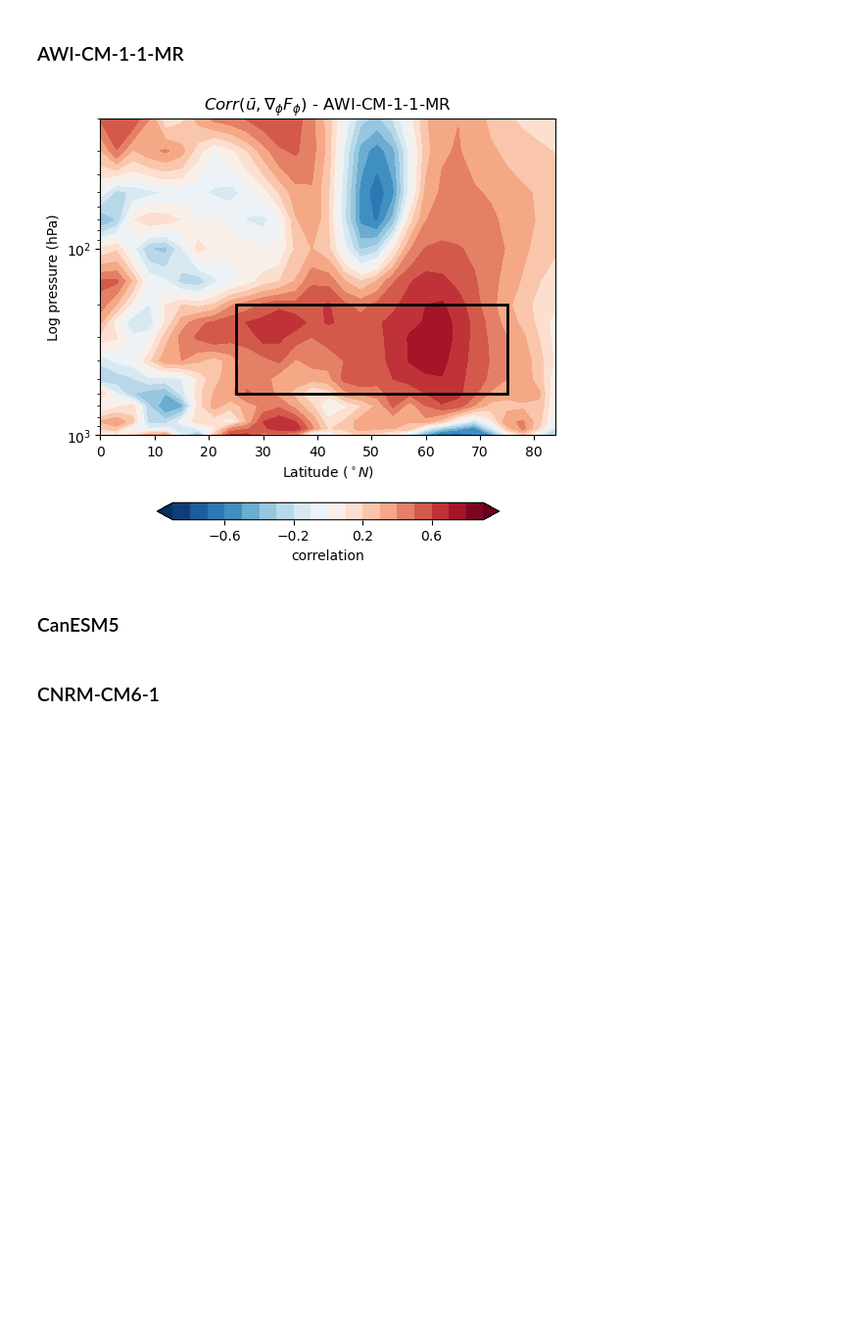
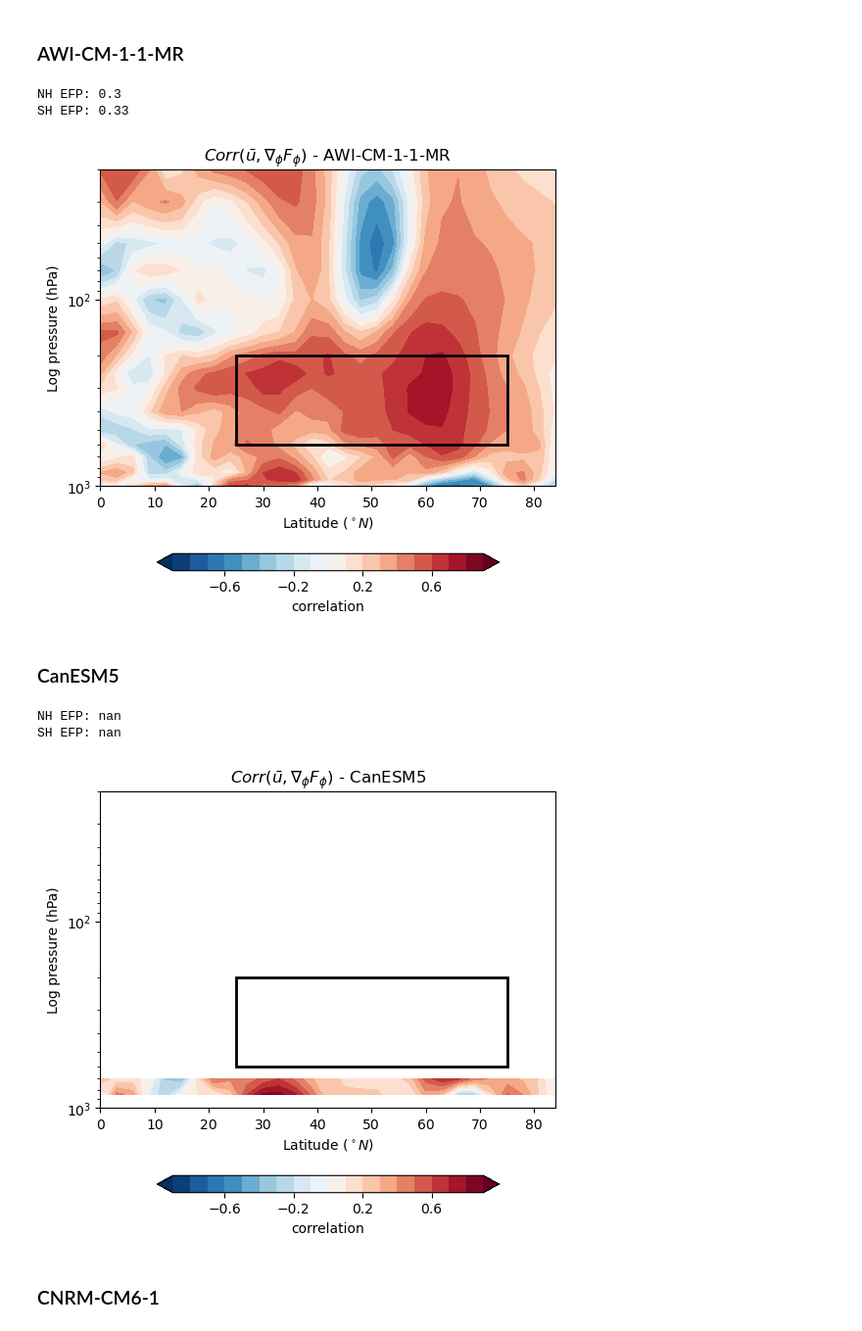
Before and after one commit to Caturrell/eddy_feedback, a Jupyter notebook: reproduce/smith_2022/pamip/pamip_fig6a.ipynb, the cells around one changed output. Shown at 98% size. Cells and saved outputs as stored; diff of their text form; code cells hidden in the pictures; blank space fills up the shorter version.

```diff
--- a/reproduce/smith_2022/pamip/pamip_fig6a.ipynb
+++ b/reproduce/smith_2022/pamip/pamip_fig6a.ipynb
@@ -11,12 +12,32 @@ import functions.plotting as plot
 # %% [markdown]
 ### AWI-CM-1-1-MR
 # %%
-awi = xr.open_mfdataset('/gws/nopw/j04/arctic_connect/cturrell/PAMIP_data/regridded/AWI_3x3_ef.nc')
+awi = xr.open_mfdataset('/gws/nopw/j04/arctic_connect/cturrell/PAMIP_data/regridded/3x3_ef_AWI.nc')
+
+efp_awi_north = ef.calculate_efp_pamip(awi)
+efp_awi_south = ef.calculate_efp_pamip(awi, calc_south_hemis=True)
+print(f'NH EFP: {efp_awi_north} \nSH EFP: {efp_awi_south}')
 
 plot.plot_pamip_correlation(awi, take_seasonal=False, cut_poles=84, label='AWI-CM-1-1-MR')
 # %% [output]
+NH EFP: 0.3
+SH EFP: 0.33
 [figure]
 # %% [markdown]
 ### CanESM5
+# %%
+can = xr.open_mfdataset('/gws/nopw/j04/arctic_connect/cturrell/PAMIP_data/regridded/3x3_ef_can.nc')
+
+can['level'] = can['level'] / 100
+
+efp_can_north = ef.calculate_efp_pamip(can)
+efp_can_south = ef.calculate_efp_pamip(can, calc_south_hemis=True)
+print(f'NH EFP: {efp_can_north} \nSH EFP: {efp_can_south}')
+
+plot.plot_pamip_correlation(can, take_seasonal=False, cut_poles=84, label='CanESM5')
+# %% [output]
+NH EFP: nan
+SH EFP: nan
+[figure, added]
 # %% [markdown]
 ### CNRM-CM6-1
```
Also changed, not shown: parts of 3 cells of this notebook, 10 other files.
